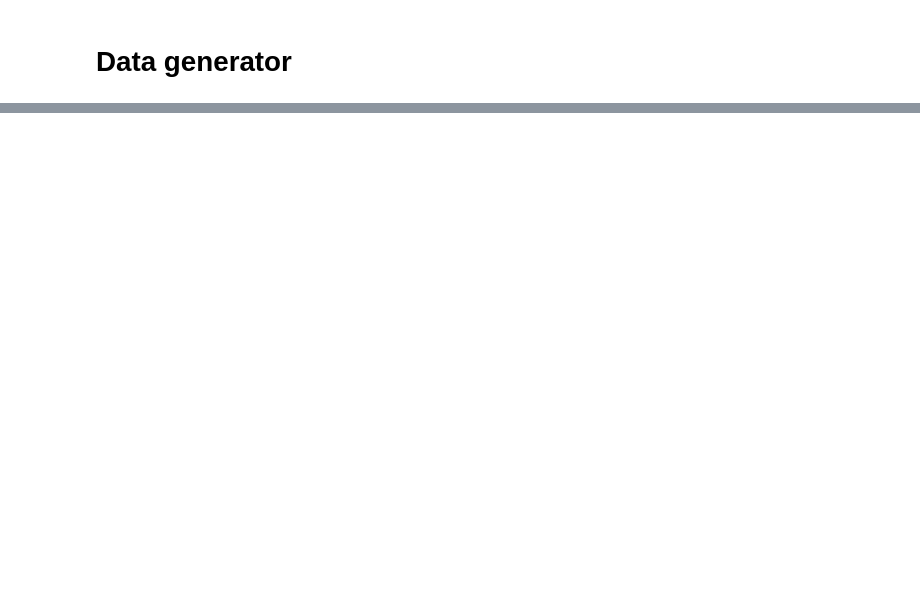
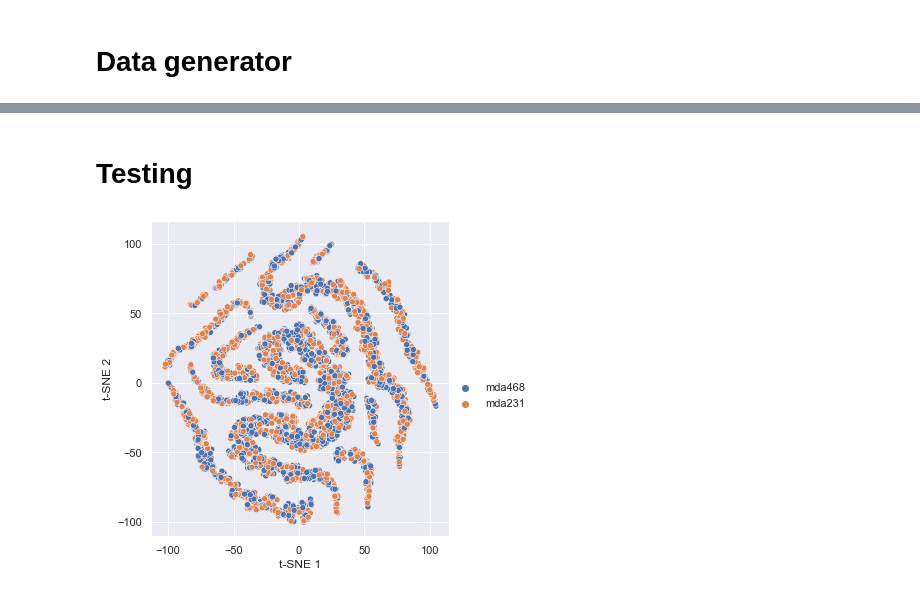
Before and after one commit to hclimente/janus, a Jupyter notebook: siamese_boyd_2019.ipynb, the cells around one changed output, grey strips where cells are left out. Cells and saved outputs as stored; diff of their text form; code cells hidden in the pictures; blank space fills up the shorter version.

```diff
--- a/siamese_boyd_2019.ipynb
+++ b/siamese_boyd_2019.ipynb
@@ -189,2 +150,0 @@ siamese_dataset = MultiCellDataset(mda468, mda231, transform=None)
-# %%
-img = mda468[0][0][None]
@@ -320,0 +242,46 @@ umap(scaled_penguin_data, penguins['species_short'].values)
+# %% [markdown]
+# Testing
+# %%
+# load saved net
+net = SiameseNet().to(device)
+net.load_state_dict(torch.load('siamese_0033.torch', map_location=torch.device('cpu')))
+net = net.eval()
+# %%
+# get test set: different wells than training
+test_fold_ix = 19
+
+test_mda231 = crop_cells('mda231', train_fold_ix, crop_size, test_fold_ix)
+test_mda468 = crop_cells('mda468', train_fold_ix, crop_size, test_fold_ix)
+
+test_siamese_dataset = MultiCellDataset(test_mda468, test_mda231, transform=None)
+
+test_dataloader = DataLoader(test_siamese_dataset,
+                             shuffle=True,
+                             num_workers=8,
+                             batch_size=train_batch_size)
+# %%
+# sample test set
+embedding = np.empty((0,256))
+moas = []
+cell_line = np.empty((0,))
+
+for i, data in enumerate(test_dataloader,0):
+    img0, moa0, img1, moa1, _ = data
+    img0, img1 = img0.to(device), img1.to(device)
+    output1,output2 = net(img0,img1)
+
+    embedding = np.concatenate((embedding, output1.detach().numpy(), output2.detach().numpy()))
+    cell_line = np.concatenate((cell_line,
+                                np.repeat('mda468', output1.shape[0]),
+                                np.repeat('mda231', output2.shape[0])))
+    moas.extend(moa0)
+    moas.extend(moa1)
+
+    if i == 100:
+        break
+# %%
+from viz import tsne,umap
+
+tsne(embedding, cell_line)
+# %% [output]
+[figure, added]
```
Also changed, not shown: parts of 17 cells of this notebook, 2 other files.
